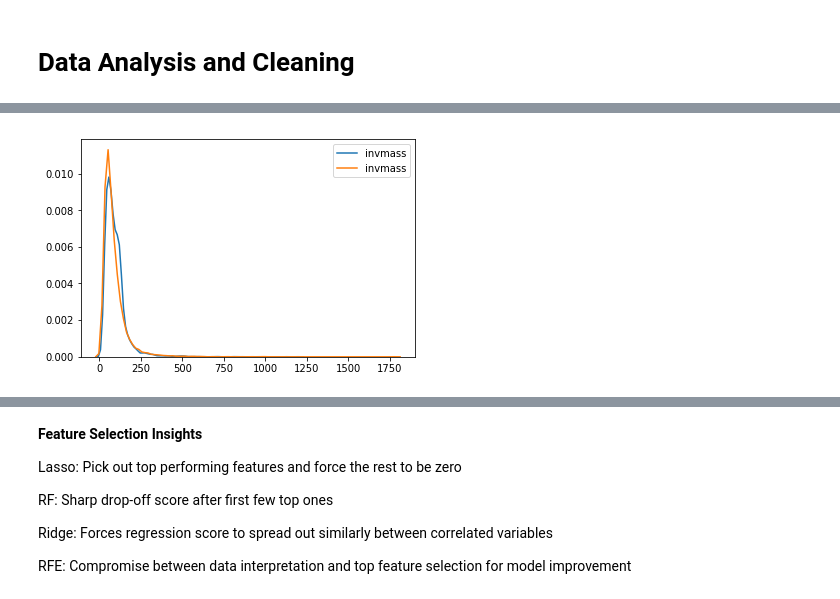
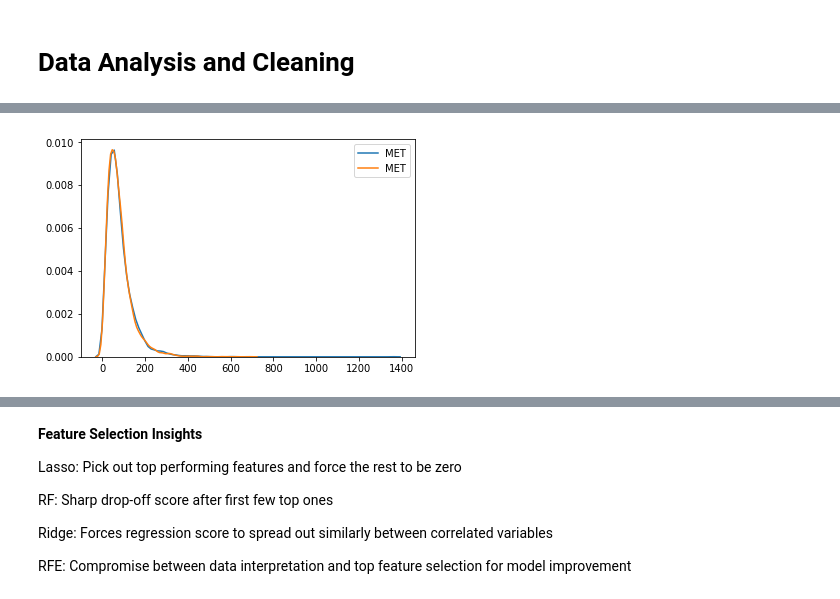
Before and after one commit to kevinyang372/HYU_PH, a Jupyter notebook: Root_explorer.ipynb, the cells around one changed output, grey strips where cells are left out. Cells and saved outputs as stored; diff of their text form; code cells hidden in the pictures.

Commit message:
feature visualization and lepton delta R adjustment

```diff
--- a/Root_explorer.ipynb
+++ b/Root_explorer.ipynb
@@ -159,7 +164,7 @@ def process_delta_phi(x):
     return delta_phi
 
 def process(df):
-    columns = ['draddjets','lepton_pT','lepton_eta','lepton_E','MET','MET_phi','jet_number','event_weight','delta_phi','delta_eta','delta_R','invmass','lepton_delta_R','lepton_delta_eta','H']
+    columns = ['draddjets','lepton_pT','lepton_eta','lepton_E','MET','MET_phi','jet_number','event_weight','delta_phi','delta_eta','delta_R','invmass','lepton_delta_R_1','lepton_delta_eta_1','lepton_delta_R_2','lepton_delta_eta_2','H']
 
     for t in range(1,5):
         for i in ['jet_pT','jet_eta','jet_E','jet_CvsB']:
@@ -200,12 +205,18 @@ def process(df):
 
             H = df['jet_pT'][i][jet_pair[0]] + df['jet_pT'][i][jet_pair[1]] + df['lepton_pT'][i]
 
-            y = df['jet_phi'][i][1] - df['lepton_phi'][i]
-            delta_phi_lep = process_delta_phi(x)
-            delta_eta_lep = df['jet_eta'][i][1] - df['lepton_eta'][i]
-            delta_R_lep = math.sqrt(delta_phi_lep**2 + delta_eta_lep**2)
 
-            parts += [delta_phi, delta_eta, delta_R, invmass, delta_R_lep, delta_eta_lep, H]
+            y_1 = df['jet_phi'][i][jet_pair[0]] - df['lepton_phi'][i]
+            delta_phi_lep_1 = process_delta_phi(y_1)
+            delta_eta_lep_1 = df['jet_eta'][i][jet_pair[0]] - df['lepton_eta'][i]
+            delta_R_lep_1 = math.sqrt(delta_phi_lep_1**2 + delta_eta_lep_1**2)
+
+            y_2 = df['jet_phi'][i][jet_pair[1]] - df['lepton_phi'][i]
+            delta_phi_lep_2 = process_delta_phi(y_2)
+            delta_eta_lep_2 = df['jet_eta'][i][jet_pair[1]] - df['lepton_eta'][i]
+            delta_R_lep_2 = math.sqrt(delta_phi_lep_2**2 + delta_eta_lep_2**2)
+
+            parts += [delta_phi, delta_eta, delta_R, invmass, delta_R_lep_1, delta_eta_lep_1, delta_R_lep_2, delta_eta_lep_2, H]
 
             for t in range(len(df['jet_pT'][i])):
                 passed = True
@@ -488,6 +467,6 @@ Fixed Length:  31
+# %%
+train_tree['result'] = [1 for i in range(len(train_tree))]
 # %%
-train_tree['result'] = np.zeros(len(train_tree))
+train_tree_2['result'] = np.zeros(len(train_tree_2))
-# %%
-train_tree_2['result'] = [1 for i in range(len(train_tree_2))]
 # %%
 full_train_res = train_tree.append(train_tree_2, ignore_index=True)
@@ -529,9 +544,9 @@ sns.lmplot(x='delta_phi', y='delta_eta', data=train_tree_2, fit_reg=False, scatt
 # %%
-sns.kdeplot(train_tree.invmass)
-sns.kdeplot(train_tree_2.invmass)
+sns.kdeplot(train_tree.MET)
+sns.kdeplot(train_tree_2.MET)
 plt.show()
 # %% [output]
-[figure, old version]
+[figure, new version]
 # %%
 sns.kdeplot(train_tree.delta_R)
 sns.kdeplot(train_tree_2.delta_R)
```
Also changed, not shown: parts of 24 cells of this notebook, 2 other files.
